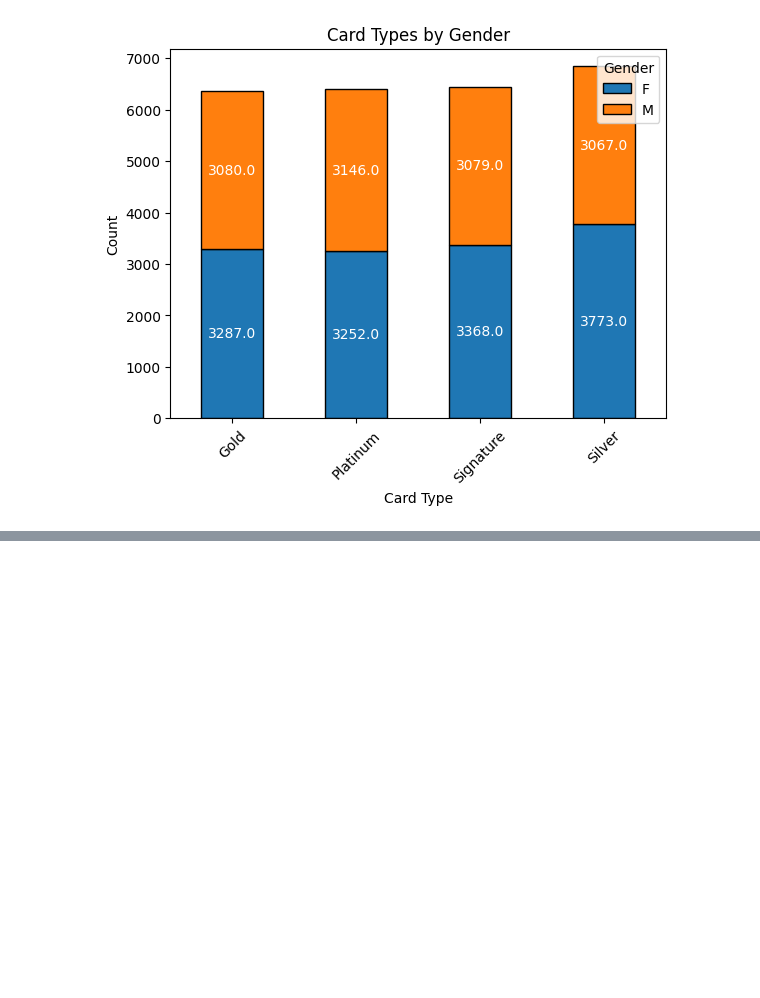
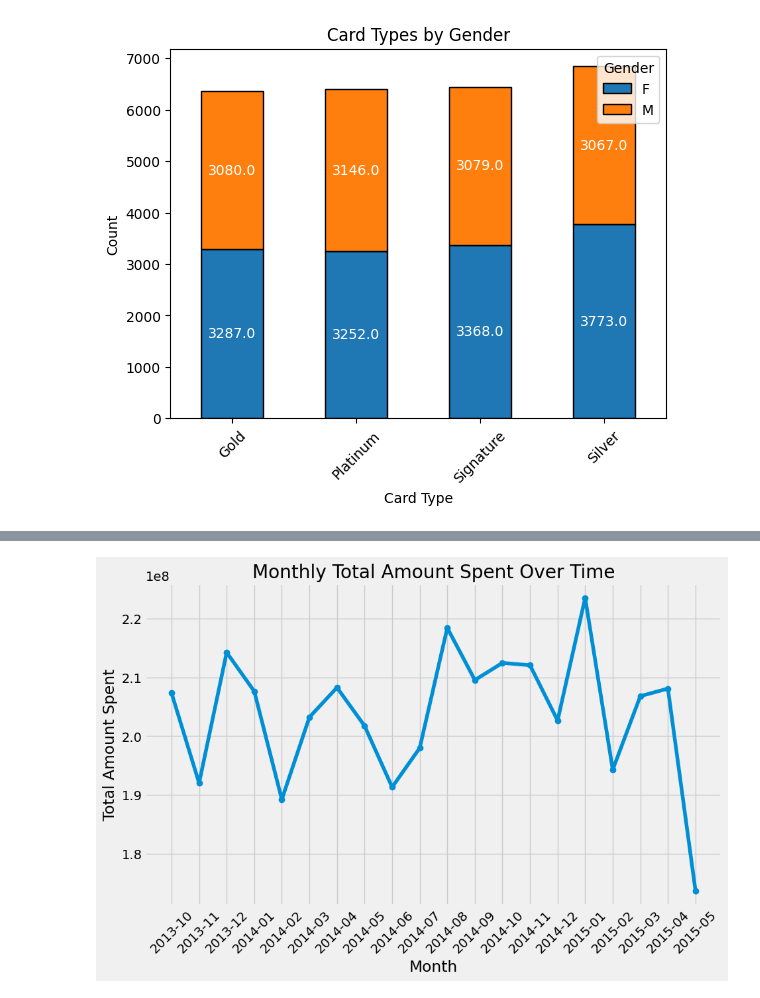
Before and after one commit to gu12934/LHL_Final_Capstone_Project, a Jupyter notebook: src/modules/EDA.ipynb, the cells around one changed output, grey strips where cells are left out. Saved outputs shown, nothing was run; the diff lists cells and outputs as text; code cells hidden in the pictures; blank space fills up the shorter version.

```diff
--- a/src/modules/EDA.ipynb
+++ b/src/modules/EDA.ipynb
@@ -150,0 +218,17 @@ plt.show()
+# %%
+# line chart for total amount spent each Month
+monthly_spending = df.groupby(df['Date'].dt.to_period('M'))['Amount'].sum()
+
+# Convert the PeriodIndex to string format for plotting
+monthly_spending.index = monthly_spending.index.astype(str)
+
+plt.figure(figsize=(10, 6))
+plt.plot(monthly_spending.index, monthly_spending.values, marker='o')
+plt.xlabel('Month')
+plt.ylabel('Total Amount Spent')
+plt.title('Monthly Total Amount Spent Over Time')
+plt.xticks(rotation=45)
+plt.grid(True)
+plt.show()
+# %% [output]
+[figure, added]
```
Also changed, not shown: parts of 3 cells of this notebook, 1 other file.
